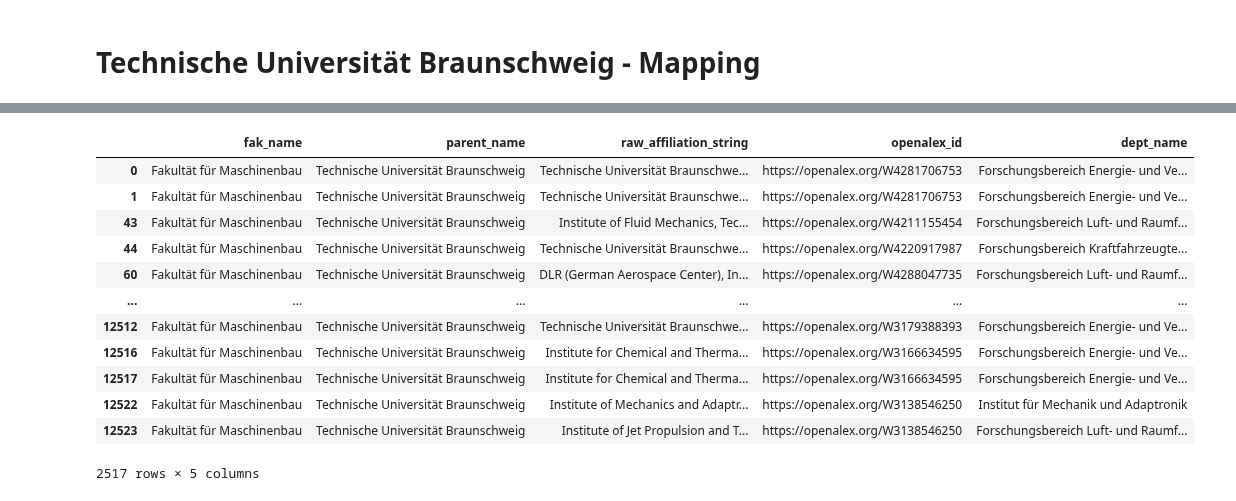
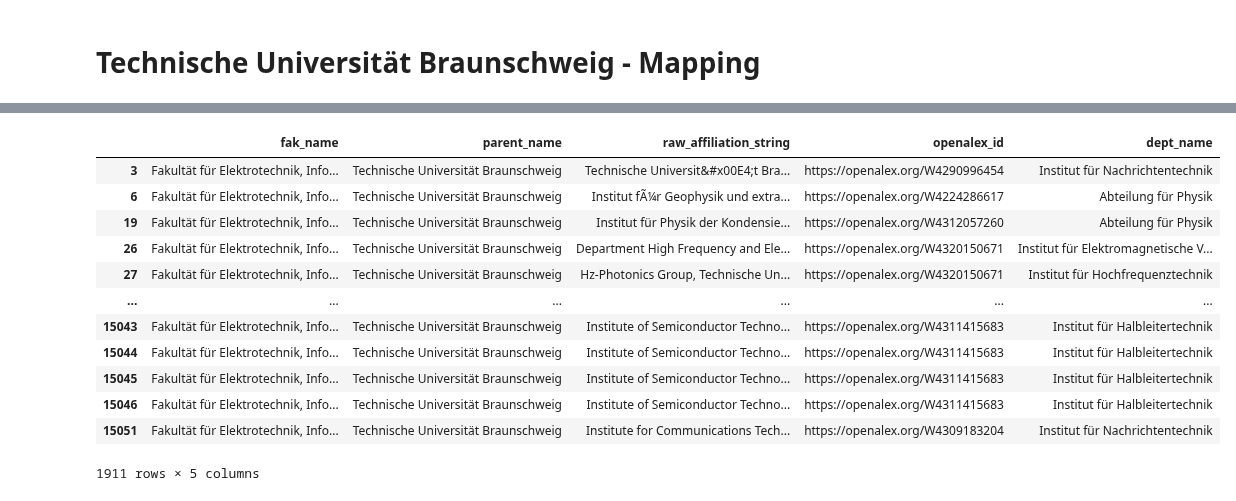
Before and after one commit to naustica/lower_saxony_institutions, a Jupyter notebook: notebooks/institution_mapping/TUBRAUNSCHWEIG.ipynb, the cells around one changed output, grey strips where cells are left out. Drawn from its saved outputs; the diff is of its cells as text; code cells hidden in the pictures.

```diff
--- a/notebooks/institution_mapping/TUBRAUNSCHWEIG.ipynb
+++ b/notebooks/institution_mapping/TUBRAUNSCHWEIG.ipynb
@@ -52,8 +54,8 @@ oal = client.query(f"""
                         openalex_id
                     FROM (
                       SELECT oal.id AS openalex_id, inst.address_full AS raw_affiliation_string
-                      FROM `subugoe-collaborative.resources.kb_a_addr_inst_202601` AS inst
-                      JOIN `subugoe-collaborative.resources.add_institution_lookup_kb_suppl_202601` AS kb_inst
+                      FROM `subugoe-collaborative.resources.kb_a_addr_inst_202603` AS inst
+                      JOIN `subugoe-collaborative.resources.add_institution_lookup_kb_suppl_202603` AS kb_inst
                           ON inst.inst_id_top = kb_inst.inst_id
                       JOIN `subugoe-collaborative.openalex_walden.works` AS oal
                           ON CONCAT('https://openalex.org/', inst.item_id) = oal.id
@@ -227,27 +237,28 @@ MAPPING_DICT_DEPT = {
                                  ],
         'Department Mathematik': ['analysis', 'differential', 'mathemati', 'stochastik'],
         'Department Wirtschaftswissenschaften': ['wirtschaftsinformatik', '(information|automotive) management', 'unternehmensführung', 'economics', 'finance',
-                                                 'enterprise', 'dienstleistungsmanagement', 'industrial production'
+                                                 'enterprise', 'dienstleistungsmanagement', 'industrial production', 'marketing'
                                                 ],
     },
     'Fakultät Architektur, Bauingenieurwesen und Umweltwissenschaften': {
         #'Bet Tfila - Forschungsstelle für jüdische Architektur in Europa': [],
-        'Department Architektur': ['design', 'tragwerksentwurf', 'archite(k|c)tur', 'urban'],
+        'Department Architektur': ['design', 'tragwerksentwurf', '(?<!faculty of\s)archite(k|c)tur', 'urbanism'],
         'Department Bauingenieurwesen und Umweltwissenschaften': ['geo(ecology|system|technik|chemie)', 'leich(t)?wei(ß|ss)?', 'building materials', 'steel', 'applied mechanics',
                                                                   'material(s)? (science|building)', 'photogrammetr(ie|y)', 'computational model(l)?ing', 'structural analysis',
                                                                   'timber', 'wood(-|‐)based', 'landscape ecology', '(massiv|holz|stahl)bau', 'statik und dynamik',
                                                                   'bauwirtschaft', 'geoökologie', 'sanitary', 'construction management', 'railway', 'statik',
-                                                                  'bauwerkserhaltung', 'hydrolog(ie|y)', 'coastlines', 'hydraulic', 'concrete construction', 'waste'
+                                                                  'bauwerkserhaltung', 'hydrolog(ie|y)', 'coastlines', 'hydraulic', 'concrete construction', 'waste',
+                                                                  'urban engineering'
                                                                  ],
         'Institut für Planung des öffentlichen Verkehrs': ['urban engineering', 'pavement'],
         #'Juniorprofessur Gender.ING': [],
     },
     'Fakultät für Elektrotechnik, Informationstechnik, Physik': {
-        'Abteilung für Physik': ['physi(k|c)'],
+        'Abteilung für Physik': ['geophysi(k|cs)', 'angewandt', 'applied', 'mathemati(sch|c)', 'kondensiert', 'condensed', 'theoreti(sch|cal)'],
         'Institut für CMOS Design': ['cmos'],
         'Institut für Datentechnik und Kommunikationsnetze': ['kommunikationsnetze', 'network engineering', 'communication(s)? network'],
         'Institut für Elektrische Maschinen, Antriebe und Bahnen': ['elektrische maschinen', 'electrical machines'],
-        'Institut für Elektrische Messtechnik und Grundlagen der Elektrotechnik': ['elektrotechnik', 'electrical measurement'],
+        'Institut für Elektrische Messtechnik und Grundlagen der Elektrotechnik': ['grundlagen der elektrotechnik', 'electrical measurement'],
         'Institut für Elektromagnetische Verträglichkeit': ['ele(k|c)tromagneti(sch|c)', 'emc,'],
         'Institut für Halbleitertechnik': ['semiconductor', 'halbleiter'],
         'Institut für Hochfrequenztechnik': ['hochfrequenztechnik', 'photonic', 'high(-|\s)frequency'],
@@ -258,7 +269,7 @@ MAPPING_DICT_DEPT = {
     'Fakultät für Geistes- und Erziehungswissenschaften': {
         'Institut für Anglistik und Amerikanistik': ['english linguistic', 'american studies', 'sprachwissenschaft'],
         'Institut für Didaktik der Mathematik und Elementarmathematik': ['mathemati(k|cs)'],
-        'Institut für Erziehungswissenschaften': ['erziehungswissenschaft', 'general didactics', 'institute for educational science'],
+        'Institut für Erziehungswissenschaften': ['institut für erziehung', 'general didactics', 'institute for educational science'],
         'Institut für Fachdidaktik der Naturwissenschaften': ['naturwissenschaften', 'natural science', 'biology'],
         'Institut für Germanistik': ['germanistik', 'german studies'],
         'Institut für Geschichtswissenschaft': ['geschicht(e|swissenschaft)'],
@@ -269,31 +280,31 @@ MAPPING_DICT_DEPT = {
         'Seminar für Philosophie': ['philosoph(ie|y)'],
     },
     'Fakultät für Lebenswissenschaften': {
-        'Biologie/Biotechnologie': ['bio(log(ie|y)|technolog(ie|y))', 'geneti(k|cs)', 'zoologi(sch|cal)', 'cell physiology'],
+        'Pharmazie': ['pharma(zie|cy|ceutical|cology|zeutische|kologie)'],
+        'Biologie/Biotechnologie': ['bio(log(ie|y)|technolog(ie|y))', 'geneti(k|cs)', 'zoologi(sch|cal)', 'cell physiology', 'biochemistry'],
         'Chemie/Lebensmittelchemie': ['chemi(e|stry)', 'electrocatalysis'],
-        'Pharmazie': ['pharma(zie|cy|ceutical|cology|zeutische|kologie)'],
         'Psychologie': ['psycho(log(ie|y)|therap(ie|y))'],
         #'Zentrale Einrichtung Massenspektrometrie': [],
         #'Zentrale Einrichtung Röntgenstrukturanalyse': [],
         #'Zentrales NMR-Labor der Chemischen Institute': [],
     },
     'Fakultät für Maschinenbau': {
+        'Institut für Mechanik und Adaptronik': ['adaptroni(k|cs)'],
         'Forschungsbereich Energie- und Verfahrenstechnik': ['process systems', 'partikeltechnik', 'particle(s)? technology', 'thermal (process|engineering)',
                                                              'thermodynami(k|c)', 'biochemical', 'thermische'
                                                             ],
         'Forschungsbereich Kraftfahrzeugtechnik': ['engineering design', 'konstruktionstechnik', 'automotive', 'combustion', 'verbrennungskraftmaschinen',
-                                                   'vehicle drives', 'mobile machines'
+                                                   'vehicle drives', 'mobile ma(s)?chine(n|s)'
                                                   ],
         'Forschungsbereich Luft- und Raumfahrttechnik': ['fluid (mechanics|dynamics)', 'flight guidance', 'werkstoffe', 'turbomachinery', 'space systems', 'aircraft',
                                                          'aviation', 'flug(f(ü|u)hrung|zeugbau|antriebe)', 'aerospace', 'str(ö|o)mungsmechanik'
                                                         ],
         'Forschungsbereich Produktions- und Systemtechnik': ['(prod(uc|cu)tion|manufacturing) (technolog(y|ies)|engineering|measurement)', 'joining and welding',
                                                              'mi(k|c)ro(\s)?tech(n)?(ik|olog(ie|y))', 'produktionsmesstechni(c)?k',
-                                                             'surface technology', 'werkzeugmaschinen', 'schweißtechnik', '(iprom)',
+                                                             'surface technology', 'werkzeugmaschinen', 'schweißtechnik', '(iprom)', 'machine tools and process'
                                                             ],
-        'Institut für Akustik und Dynamik': ['vibrations', 'schwingungen', 'acoustics', 'akustik'],
+        'Institut für Akustik und Dynamik': ['vibrations', 'schwingungen', 'acoust', 'akustik'],
         'Institut für Intermodale Transport- und Logistiksysteme': ['inter(-|\s)?modal(e)? transport'],
-        'Institut für Mechanik und Adaptronik': ['adaptroni(k|cs)'],
     }
 }
 # %%
@@ -310,8 +321,10 @@ def map_dept(address: str, faculty: str) -> Union[str, None]:
         return None
     else:
         return None
+# %%
+current_faculty = 'Fakultät für Elektrotechnik, Informationstechnik, Physik'
 # %%
-df_with_inst.loc[df_with_inst['fak_name'] == 'Fakultät für Maschinenbau', 'dept_name'] = \
-    df_with_inst.loc[df_with_inst['fak_name'] == 'Fakultät für Maschinenbau']['raw_affiliation_string'].apply(map_dept,
-                                                                                    faculty='Fakultät für Maschinenbau')
+df_with_inst.loc[df_with_inst['fak_name'] == current_faculty, 'dept_name'] = \
+    df_with_inst.loc[df_with_inst['fak_name'] == current_faculty]['raw_affiliation_string'].apply(map_dept,
+                                                                                    faculty=current_faculty)
 # %%
@@ -343,16 +367,16 @@ df_with_inst[df_with_inst['fak_name'] == 'Fakultät für Maschinenbau'].groupby(
 # %%
-df_with_inst[df_with_inst['fak_name'] == 'Fakultät für Maschinenbau']
+df_with_inst[df_with_inst['fak_name'] == current_faculty]
 # %% [output]
 |  | fak_name | parent_name | raw_affiliation_string | openalex_id | dept_name |
-| 0 | Fakultät für Maschinenbau | Technische Universität Braunschweig | Technische Universität Braunschwe... | https://openalex.org/W4281706753 | Forschungsbereich Energie- und Ve... |
-| 1 | Fakultät für Maschinenbau | Technische Universität Braunschweig | Technische Universität Braunschwe... | https://openalex.org/W4281706753 | Forschungsbereich Energie- und Ve... |
-| 43 | Fakultät für Maschinenbau | Technische Universität Braunschweig | Institute of Fluid Mechanics, Tec... | https://openalex.org/W4211155454 | Forschungsbereich Luft- und Raumf... |
-| 44 | Fakultät für Maschinenbau | Technische Universität Braunschweig | Technische Universität Braunschwe... | https://openalex.org/W4220917987 | Forschungsbereich Kraftfahrzeugte... |
-| 60 | Fakultät für Maschinenbau | Technische Universität Braunschweig | DLR (German Aerospace Center), In... | https://openalex.org/W4288047735 | Forschungsbereich Luft- und Raumf... |
+| 3 | Fakultät für Elektrotechnik, Info... | Technische Universität Braunschweig | Technische Universit&#x00E4;t Bra... | https://openalex.org/W4290996454 | Institut für Nachrichtentechnik |
+| 6 | Fakultät für Elektrotechnik, Info... | Technische Universität Braunschweig | Institut fÃ¼r Geophysik und extra... | https://openalex.org/W4224286617 | Abteilung für Physik |
+| 19 | Fakultät für Elektrotechnik, Info... | Technische Universität Braunschweig | Institut für Physik der Kondensie... | https://openalex.org/W4312057260 | Abteilung für Physik |
+| 26 | Fakultät für Elektrotechnik, Info... | Technische Universität Braunschweig | Department High Frequency and Ele... | https://openalex.org/W4320150671 | Institut für Elektromagnetische V... |
+| 27 | Fakultät für Elektrotechnik, Info... | Technische Universität Braunschweig | Hz-Photonics Group, Technische Un... | https://openalex.org/W4320150671 | Institut für Hochfrequenztechnik |
 | ... | ... | ... | ... | ... | ... |
-| 12512 | Fakultät für Maschinenbau | Technische Universität Braunschweig | Technische Universität Braunschwe... | https://openalex.org/W3179388393 | Forschungsbereich Energie- und Ve... |
-| 12516 | Fakultät für Maschinenbau | Technische Universität Braunschweig | Institute for Chemical and Therma... | https://openalex.org/W3166634595 | Forschungsbereich Energie- und Ve... |
-| 12517 | Fakultät für Maschinenbau | Technische Universität Braunschweig | Institute for Chemical and Therma... | https://openalex.org/W3166634595 | Forschungsbereich Energie- und Ve... |
-| 12522 | Fakultät für Maschinenbau | Technische Universität Braunschweig | Institute of Mechanics and Adaptr... | https://openalex.org/W3138546250 | Institut für Mechanik und Adaptronik |
-| 12523 | Fakultät für Maschinenbau | Technische Universität Braunschweig | Institute of Jet Propulsion and T... | https://openalex.org/W3138546250 | Forschungsbereich Luft- und Raumf... |
+| 15043 | Fakultät für Elektrotechnik, Info... | Technische Universität Braunschweig | Institute of Semiconductor Techno... | https://openalex.org/W4311415683 | Institut für Halbleitertechnik |
+| 15044 | Fakultät für Elektrotechnik, Info... | Technische Universität Braunschweig | Institute of Semiconductor Techno... | https://openalex.org/W4311415683 | Institut für Halbleitertechnik |
+| 15045 | Fakultät für Elektrotechnik, Info... | Technische Universität Braunschweig | Institute of Semiconductor Techno... | https://openalex.org/W4311415683 | Institut für Halbleitertechnik |
+| 15046 | Fakultät für Elektrotechnik, Info... | Technische Universität Braunschweig | Institute of Semiconductor Techno... | https://openalex.org/W4311415683 | Institut für Halbleitertechnik |
+| 15051 | Fakultät für Elektrotechnik, Info... | Technische Universität Braunschweig | Institute for Communications Tech... | https://openalex.org/W4309183204 | Institut für Nachrichtentechnik |
-2517 rows × 5 columns
+1911 rows × 5 columns
```
Also changed, not shown: parts of 20 cells of this notebook, 8 other files.
